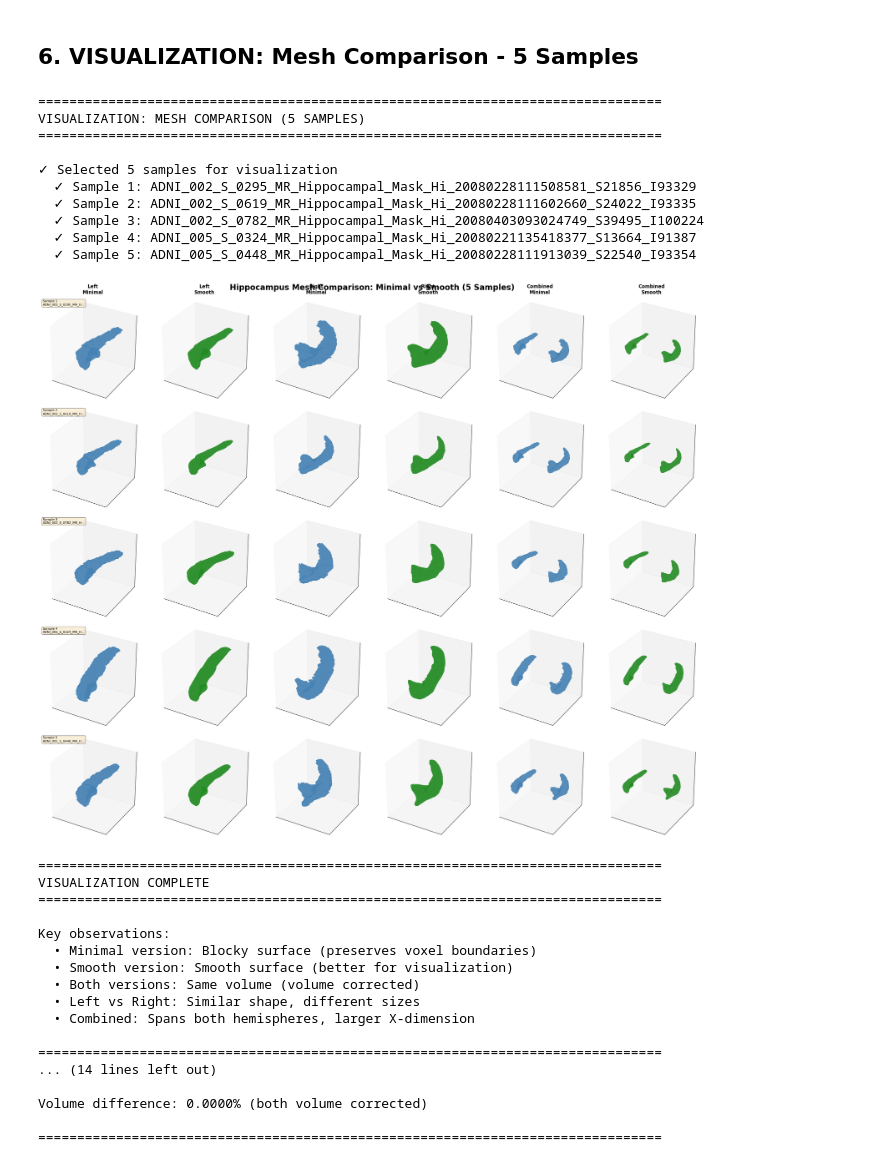
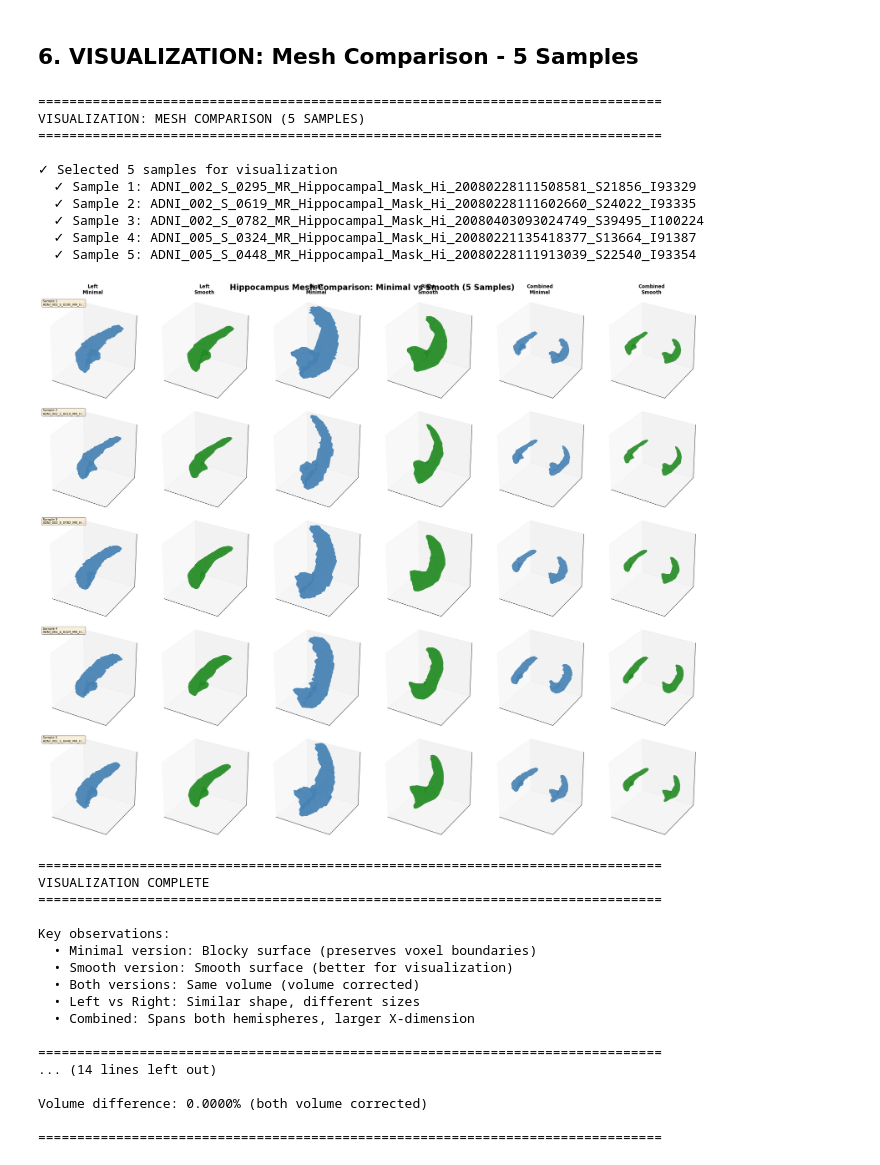
Before and after one commit to athenareissis1/COMPARISON_Explaining_Shape_Variability, a Jupyter notebook: preprocessing/adni_processing.ipynb, the cells around one changed output. Drawn from its saved outputs; the diff is of its cells as text; code cells hidden in the pictures.

```diff
--- a/preprocessing/adni_processing.ipynb
+++ b/preprocessing/adni_processing.ipynb
@@ -1743,9 +1727,9 @@ output_dir = "/home/jakaria/ADNI/ADNI_1/adni_processed/"
 xml_metadata_path = "/home/jakaria/ADNI/ADNI_1/ADNI_1_Hippocampal_Mask_IDA_Metadata/ADNI"
 
 # PLY directories
-left_ply_base = os.path.join(output_dir, "left_hippocampus_ply")
-right_ply_base = os.path.join(output_dir, "right_hippocampus_ply")
-combined_ply_base = os.path.join(output_dir, "combined_hippocampus_ply")
+left_ply_base = os.path.join(output_dir, "left_hippocampus_ply_rigid_reg")
+right_ply_base = os.path.join(output_dir, "right_hippocampus_ply_rigid_reg")
+combined_ply_base = os.path.join(output_dir, "combined_hippocampus_ply_rigid_reg")
 
 # Load metadata for each group
 def load_metadata(base_dir):
@@ -2079,9 +2063,9 @@ print("="*80)
 
 # Get paths
 output_dir = "/home/jakaria/ADNI/ADNI_1/adni_processed/"
-left_ply_base = os.path.join(output_dir, "left_hippocampus_ply")
-right_ply_base = os.path.join(output_dir, "right_hippocampus_ply")
-combined_ply_base = os.path.join(output_dir, "combined_hippocampus_ply")
+left_ply_base = os.path.join(output_dir, "left_hippocampus_ply_rigid_reg")
+right_ply_base = os.path.join(output_dir, "right_hippocampus_ply_rigid_reg")
+combined_ply_base = os.path.join(output_dir, "combined_hippocampus_ply_rigid_reg")
 
 # Select 5 samples for visualization (use same random seed)
 random.seed(42)
@@ -2237,34 +2221,34 @@ if len(vis_indices) > 0:
         mesh_minimal = trimesh.load(left_minimal_path)
         mesh_smooth = trimesh.load(left_smooth_path)
 
         print(f"\nExample (Left hippocampus - {basename}):")
         print(f"\nMinimal:")
         print(f"  Vertices: {len(mesh_minimal.vertices):,}")
         print(f"  Faces: {len(mesh_minimal.faces):,}")
         print(f"  Volume: {mesh_minimal.volume:.8f} units³")
 
         print(f"\nSmooth:")
         print(f"  Vertices: {len(mesh_smooth.vertices):,}")
         print(f"  Faces: {len(mesh_smooth.faces):,}")
         print(f"  Volume: {mesh_smooth.volume:.8f} units³")
 
         # Volume comparison
         vol_diff_pct = abs(mesh_smooth.volume - mesh_minimal.volume) / mesh_minimal.volume * 100
         print(f"\nVolume difference: {vol_diff_pct:.4f}% (both volume corrected)")
 
 print(f"\n{'='*80}")
 # %% [output]
 ================================================================================
 VISUALIZATION: MESH COMPARISON (5 SAMPLES)
 ================================================================================
 
 ✓ Selected 5 samples for visualization
   ✓ Sample 1: ADNI_002_S_0295_MR_Hippocampal_Mask_Hi_20080228111508581_S21856_I93329
   ✓ Sample 2: ADNI_002_S_0619_MR_Hippocampal_Mask_Hi_20080228111602660_S24022_I93335
   ✓ Sample 3: ADNI_002_S_0782_MR_Hippocampal_Mask_Hi_20080403093024749_S39495_I100224
   ✓ Sample 4: ADNI_005_S_0324_MR_Hippocampal_Mask_Hi_20080221135418377_S13664_I91387
   ✓ Sample 5: ADNI_005_S_0448_MR_Hippocampal_Mask_Hi_20080228111913039_S22540_I93354
-[figure, old version]
+[figure, new version]
 ================================================================================
 VISUALIZATION COMPLETE
 ================================================================================
```
Also changed, not shown: parts of 5 cells of this notebook, 6 other files.
